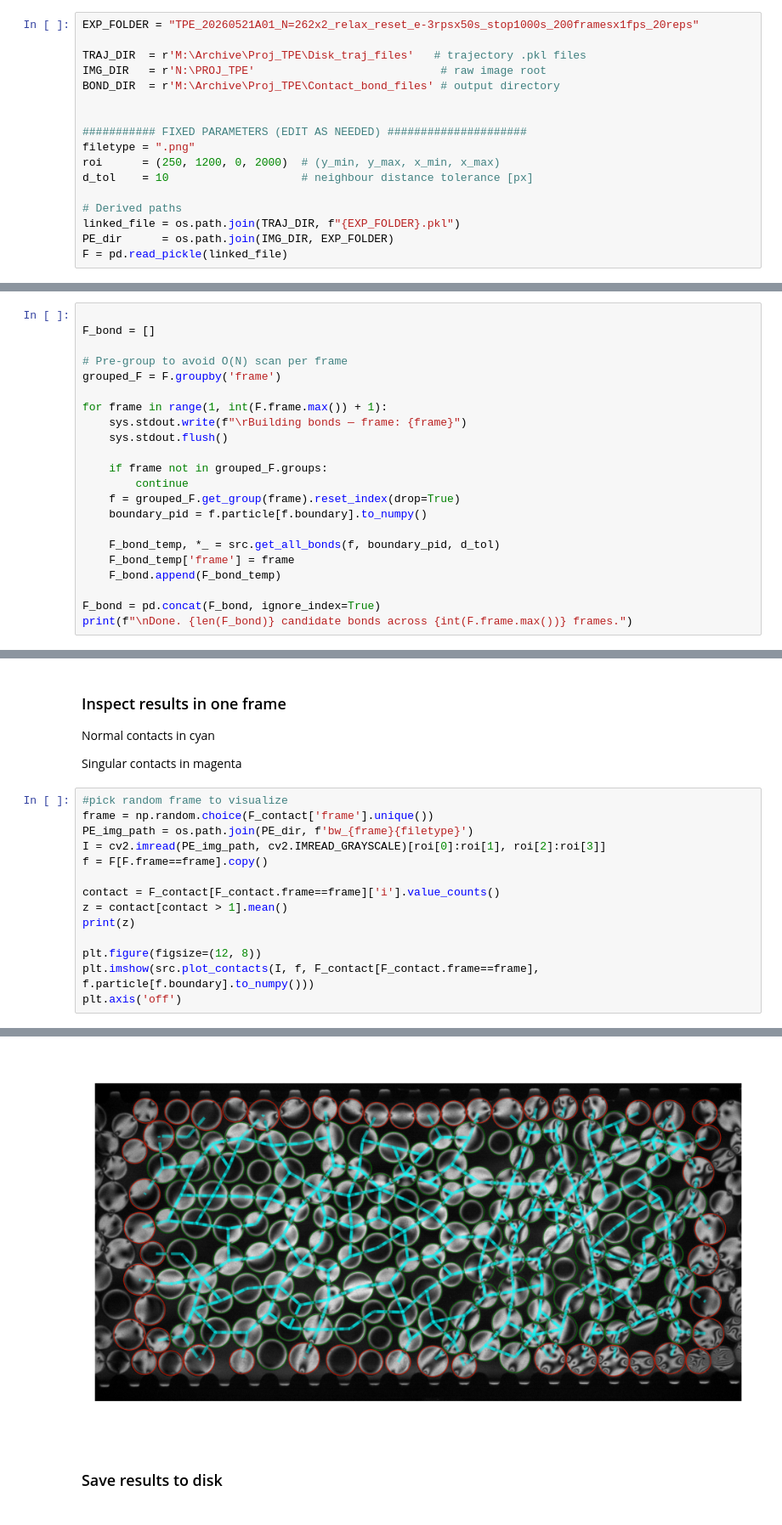
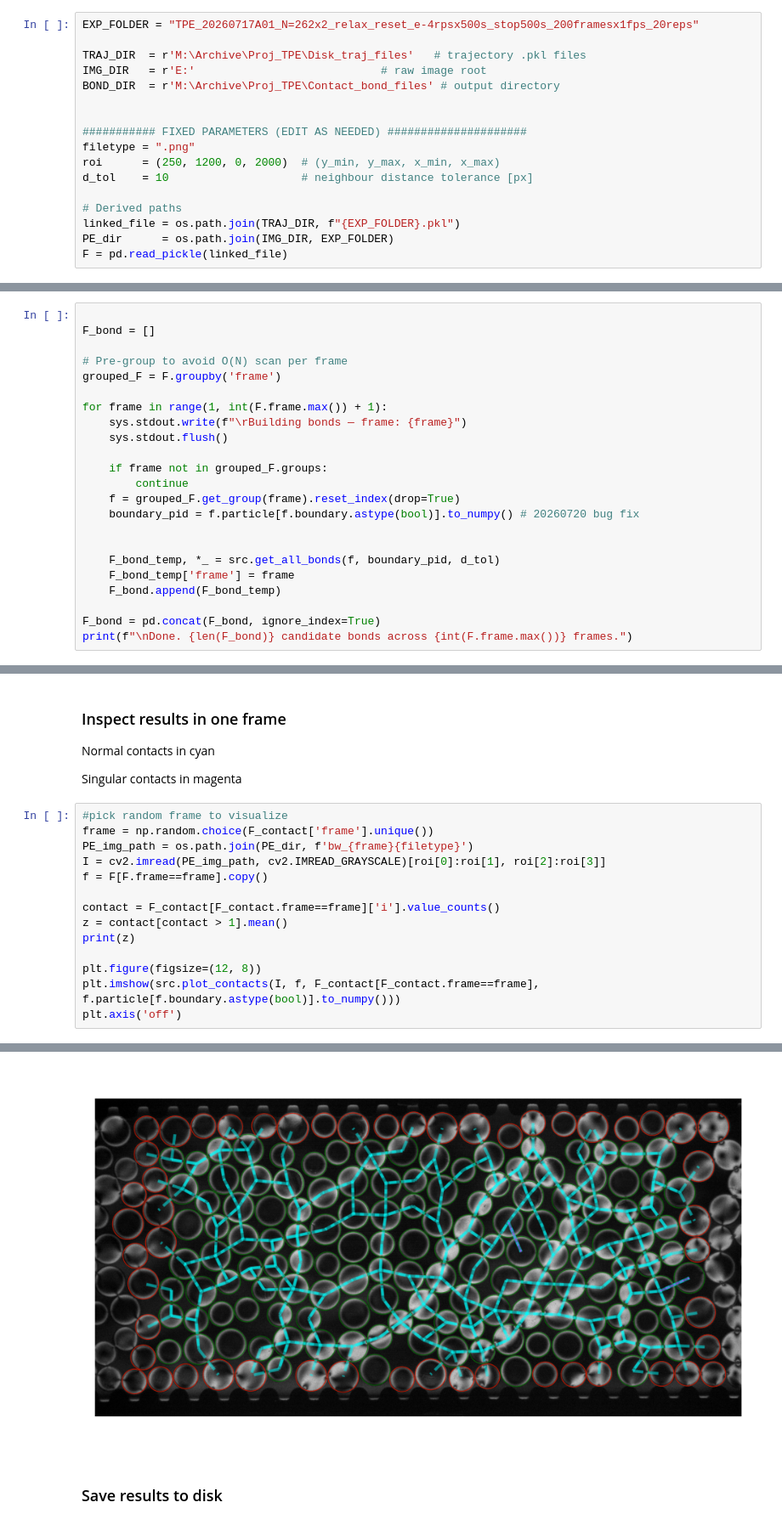
Before and after one commit to jctsaigroup/TPE-Disk-Image-Processing, a Jupyter notebook: 02. TPE_contact_detect.ipynb, the cells around one changed output, grey strips where cells are left out. Shown at 85% size. Drawn from its saved outputs; the diff is of its cells as text.

Commit message:
Update disk tracking and contact detection notebooks, tracking code, and documentation

```diff
--- a/02. TPE_contact_detect.ipynb
+++ b/02. TPE_contact_detect.ipynb
@@ -38,10 +38,10 @@ TorchScript enabled for StressSolve_residue_torch.
 # %% [markdown]
 ### Parameters — edit here before running
 # %%
-EXP_FOLDER = "TPE_20260521A01_N=262x2_relax_reset_e-3rpsx50s_stop1000s_200framesx1fps_20reps"
+EXP_FOLDER = "TPE_20260717A01_N=262x2_relax_reset_e-4rpsx500s_stop500s_200framesx1fps_20reps"
 
 TRAJ_DIR  = r'M:\Archive\Proj_TPE\Disk_traj_files'   # trajectory .pkl files
-IMG_DIR   = r'N:\PROJ_TPE'                            # raw image root
+IMG_DIR   = r'E:'                            # raw image root
 BOND_DIR  = r'M:\Archive\Proj_TPE\Contact_bond_files' # output directory
 
 
@@ -76,7 +76,8 @@ for frame in range(1, int(F.frame.max()) + 1):
     if frame not in grouped_F.groups:
         continue
     f = grouped_F.get_group(frame).reset_index(drop=True)
-    boundary_pid = f.particle[f.boundary].to_numpy()
+    boundary_pid = f.particle[f.boundary.astype(bool)].to_numpy() # 20260720 bug fix
+
 
     F_bond_temp, *_ = src.get_all_bonds(f, boundary_pid, d_tol)
     F_bond_temp['frame'] = frame
@@ -209,6 +210,6 @@ z = contact[contact > 1].mean()
 print(z)
 
 plt.figure(figsize=(12, 8))
-plt.imshow(src.plot_contacts(I, f, F_contact[F_contact.frame==frame], f.particle[f.boundary].to_numpy()))
+plt.imshow(src.plot_contacts(I, f, F_contact[F_contact.frame==frame], f.particle[f.boundary.astype(bool)].to_numpy()))
 plt.axis('off')
 # %% [output]
@@ -216,5 +217,5 @@ plt.axis('off')
 (np.float64(-0.5), np.float64(1599.5), np.float64(899.5), np.float64(-0.5))
-[figure, old version]
+[figure, new version]
 # %% [markdown]
 ### Save results to disk
 # %%
```
Also changed, not shown: parts of 5 cells of this notebook, 10 other files.
